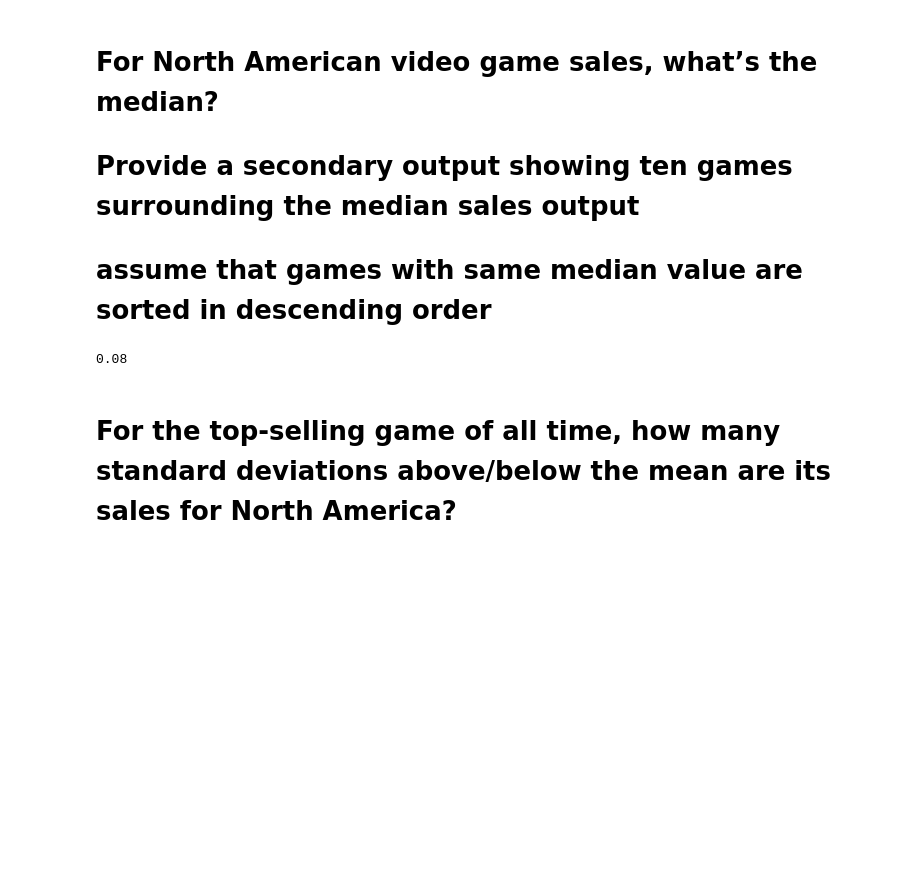
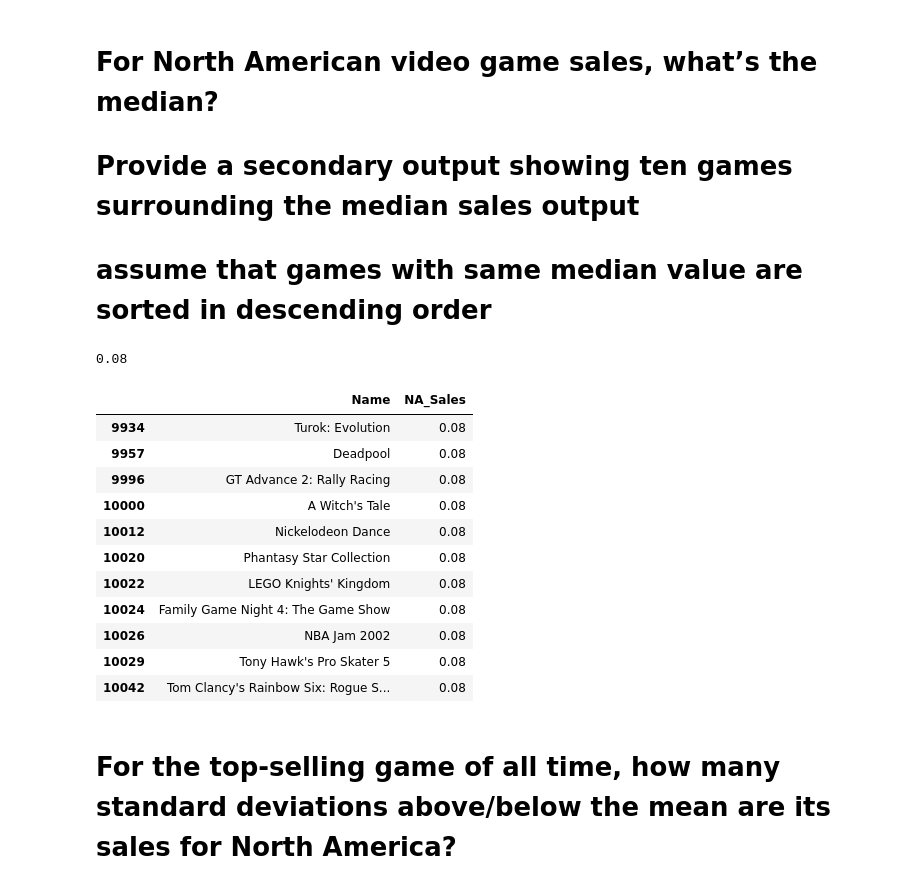
Before and after one commit to Obada-gh/vg-stats, a Jupyter notebook: vg-stats.ipynb, the cells around one changed output. Drawn from its saved outputs; the diff is of its cells as text; code cells hidden in the pictures; blank space fills up the shorter version.

```diff
--- a/vg-stats.ipynb
+++ b/vg-stats.ipynb
@@ -71,5 +75,22 @@ df['NA_Sales'].median()
 # %% [output]
 0.08
+# %%
+
+top_10_games_has_median_sales=df[df['NA_Sales']==df['NA_Sales'].median()]
+top_10_games_has_median_sales[['Name','NA_Sales']][225:236]
+# %% [output]
+|  | Name | NA_Sales |
+| 9934 | Turok: Evolution | 0.08 |
+| 9957 | Deadpool | 0.08 |
+| 9996 | GT Advance 2: Rally Racing | 0.08 |
+| 10000 | A Witch's Tale | 0.08 |
+| 10012 | Nickelodeon Dance | 0.08 |
+| 10020 | Phantasy Star Collection | 0.08 |
+| 10022 | LEGO Knights' Kingdom | 0.08 |
+| 10024 | Family Game Night 4: The Game Show | 0.08 |
+| 10026 | NBA Jam 2002 | 0.08 |
+| 10029 | Tony Hawk's Pro Skater 5 | 0.08 |
+| 10042 | Tom Clancy's Rainbow Six: Rogue S... | 0.08 |
 # %% [markdown]
 # For the top-selling game of all time, how many standard deviations above/below the mean are its sales for North America?
 # %%
```
Also changed, not shown: parts of 10 cells of this notebook, 1 other file.
